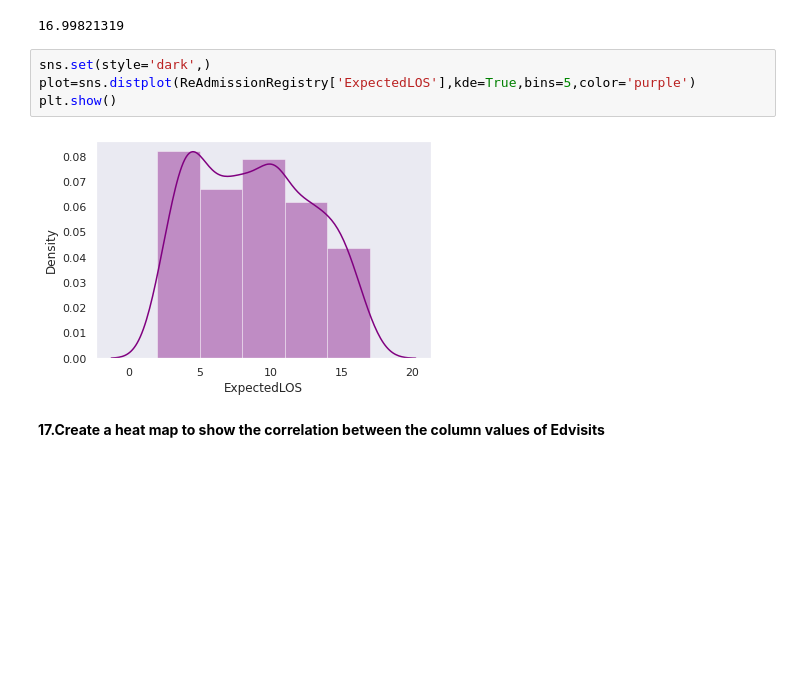
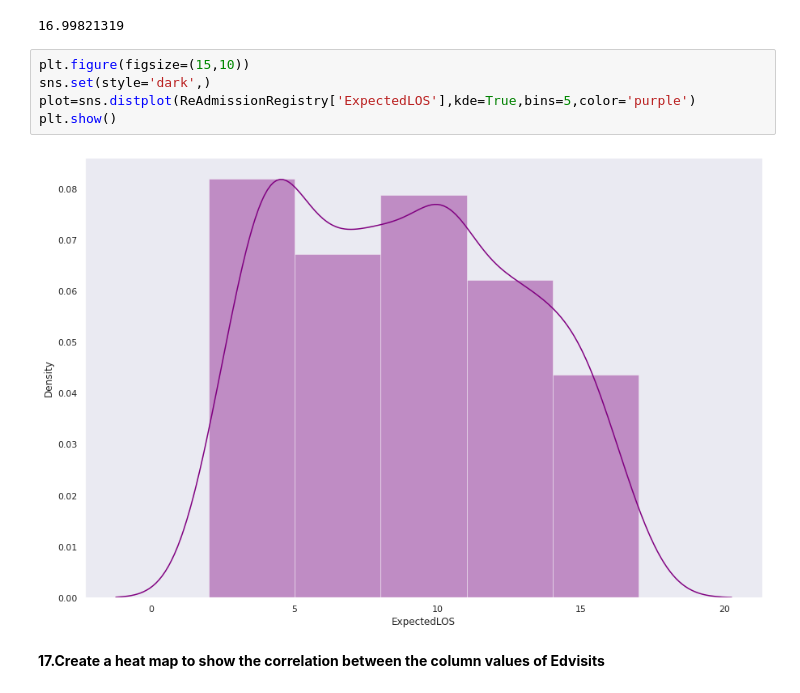
Before and after one commit to vinitakondhalkar/PythonHackathon, a Jupyter notebook: PythonHackathon_vinita.ipynb, the cells around one changed output. Cells and saved outputs as stored; diff of their text form; blank space fills up the shorter version.

```diff
--- a/PythonHackathon_vinita.ipynb
+++ b/PythonHackathon_vinita.ipynb
@@ -158,11 +208,12 @@ ReAdmissionRegistry['ExpectedLOS'].max()
 # %% [output]
 16.99821319
 # %%
+plt.figure(figsize=(15,10))
 sns.set(style='dark',)
 plot=sns.distplot(ReAdmissionRegistry['ExpectedLOS'],kde=True,bins=5,color='purple')
 plt.show()
 # %% [output]
-[figure, old version]
+[figure, new version]
 # %% [markdown]
 **17.Create a heat map to show the correlation between the column values of Edvisits**
 # %%
```
Also changed, not shown: parts of 41 cells of this notebook.
